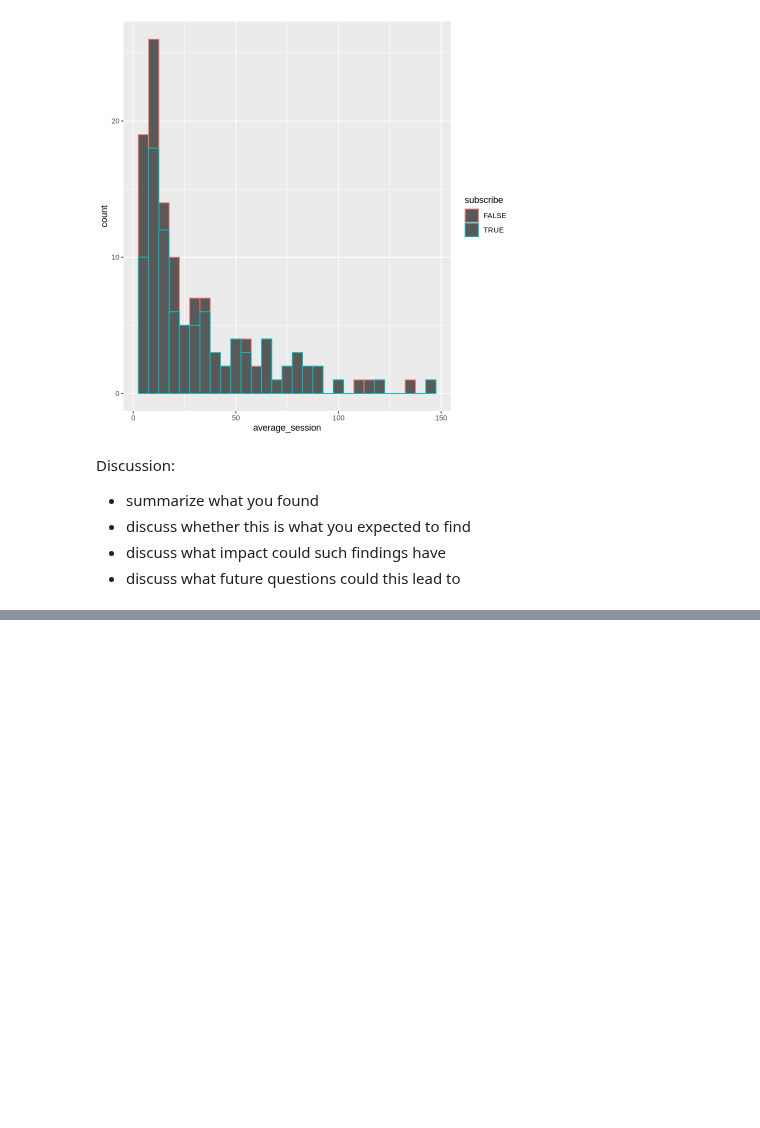
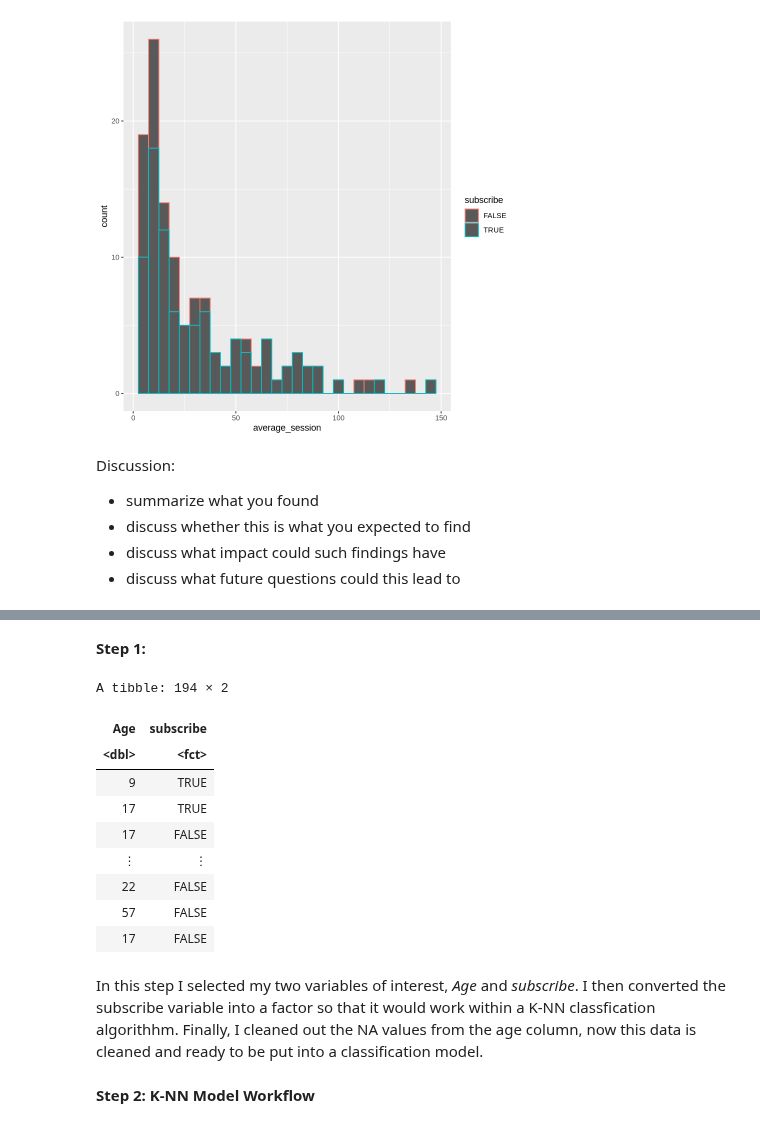
Before and after one commit to Mgonz005/Data-Science-group-project-, a Jupyter notebook: final project.ipynb, the cells around one changed output, grey strips where cells are left out. Cells and saved outputs as stored; diff of their text form; code cells hidden in the pictures; blank space fills up the shorter version.

```diff
--- a/final project.ipynb
+++ b/final project.ipynb
@@ -86,0 +130,25 @@ Discussion:
+# %% [markdown]
+**Step 1:**
+# %%
+players_age_sub <- players %>%
+    select(Age, subscribe)
+players_fct <- players_age_sub %>%
+    mutate(subscribe = as_factor(subscribe))
+player_clean <- players_fct %>%
+    filter(Age != "NA")
+player_clean
+# %% [output]
+A tibble: 194 × 2
+| Age | subscribe |
+| <dbl> | <fct> |
+| 9 | TRUE |
+| 17 | TRUE |
+| 17 | FALSE |
+| ⋮ | ⋮ |
+| 22 | FALSE |
+| 57 | FALSE |
+| 17 | FALSE |
+# %% [markdown]
+In this step I selected my two variables of interest, *Age* and *subscribe*. I then converted the subscribe variable into a factor so that it would work within a K-NN classfication algorithhm. Finally, I cleaned out the NA values from the age column, now this data is cleaned and ready to be put into a classification model.
+# %% [markdown]
+**Step 2: K-NN Model Workflow**
```
Also changed, not shown: parts of 6 cells of this notebook.
